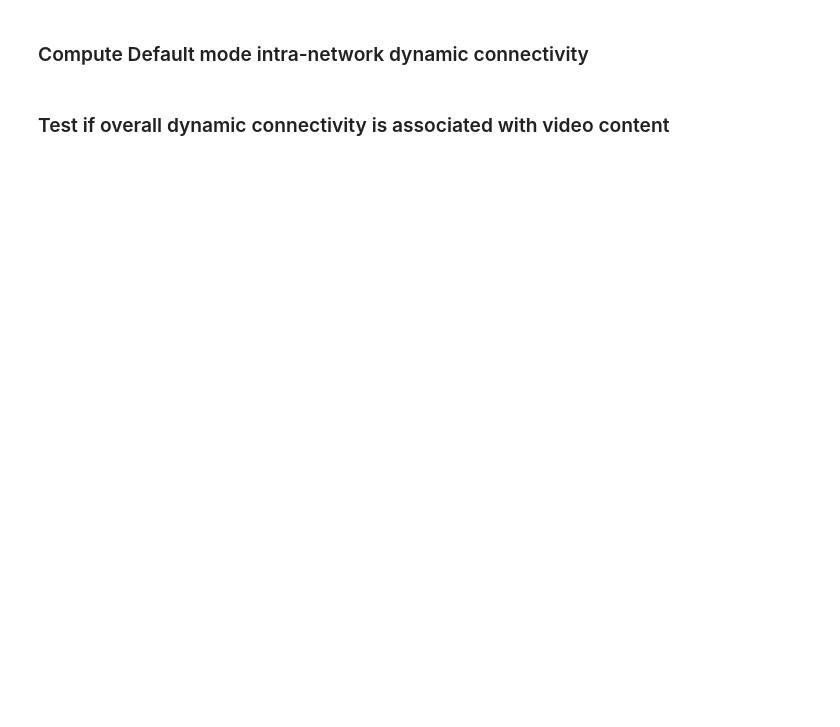
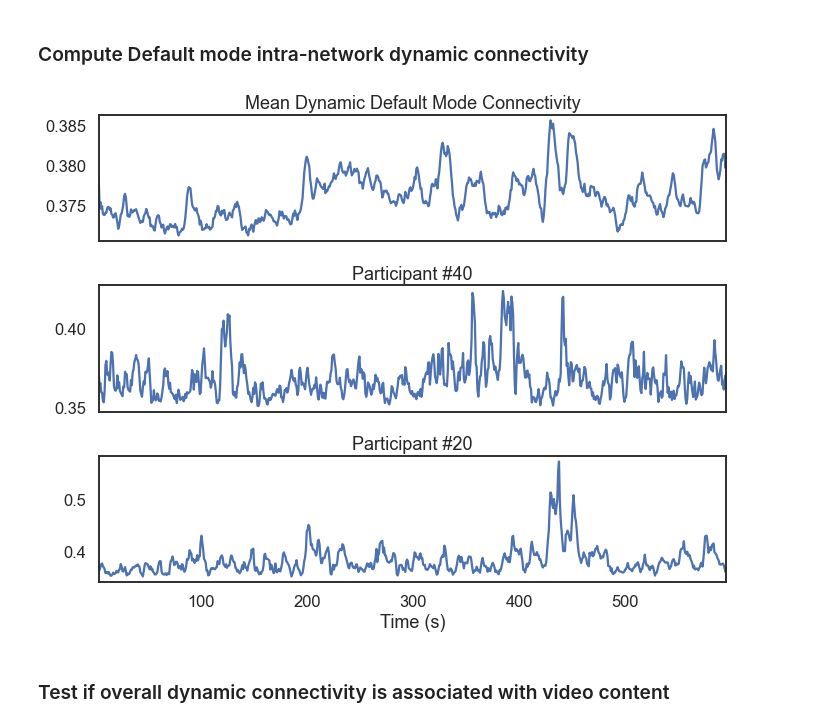
Before and after one commit to catcamacho/hbn_soc_net, a Jupyter notebook: 2_DynamicNet_affect.ipynb, the cells around one changed output. Drawn from its saved outputs; the diff is of its cells as text; code cells hidden in the pictures; blank space fills up the shorter version.

```diff
--- a/2_DynamicNet_affect.ipynb
+++ b/2_DynamicNet_affect.ipynb
@@ -345,18 +352,26 @@ np.save(os.path.join(out_dir, 'group_mean_Default_ips_movieDM.npy'), mean_defaul
 participant_default_ips = np.mean(ips[:,mask==1,:], axis=1)
 np.save(os.path.join(out_dir, 'participant_mean_Default_ips_movieDM.npy'), participant_default_ips)
 # %%
+# load data to plot
+mean_default_ips = np.load(os.path.join(out_dir, 'group_mean_Default_ips_movieDM.npy'))[5:745]
+participant_default_ips = np.load(os.path.join(out_dir, 'participant_mean_Default_ips_movieDM.npy'))[:, 5:745]
+time = np.arange(0,600,TR)[5:745]
+
 # plot mean default network dynamic connectivity and 2 subjects
 fig, ax = plt.subplots(3,1, figsize=(10,8), sharex=True)
-ax[0].plot(mean_default_ips)
+ax[0].plot(time, mean_default_ips)
 ax[0].set_title('Mean Dynamic Default Mode Connectivity')
-ax[0].set_xlim((0,750))
-ax[1].plot(participant_default_ips[40,:])
+ax[0].set_xlim((time[0],time[-1]))
+ax[1].plot(time, participant_default_ips[40,:])
 ax[1].set_title('Participant #40')
-ax[2].plot(participant_default_ips[20,:])
+ax[2].plot(time, participant_default_ips[20,:])
 ax[2].set_title('Participant #20')
+ax[2].set_xlabel('Time (s)')
 plt.tight_layout()
 plt.show()
 plt.close()
+# %% [output]
+[figure, added]
 # %% [markdown]
 ### Test if overall dynamic connectivity is associated with video content
 # %%
```
Also changed, not shown: parts of 6 cells of this notebook.
